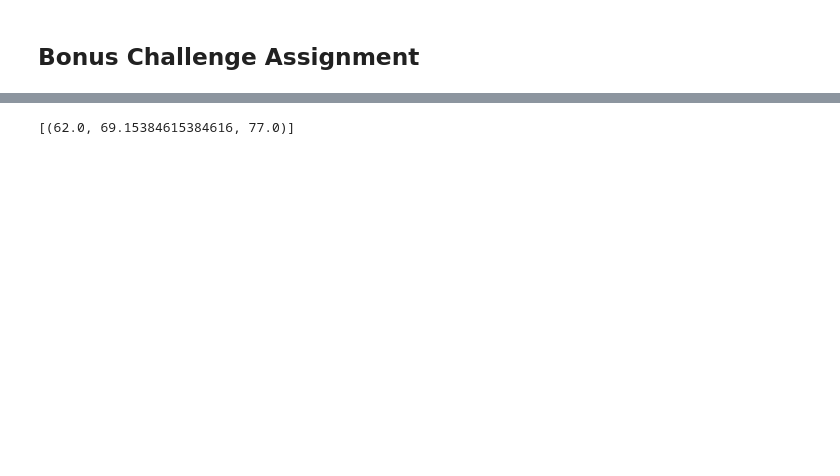
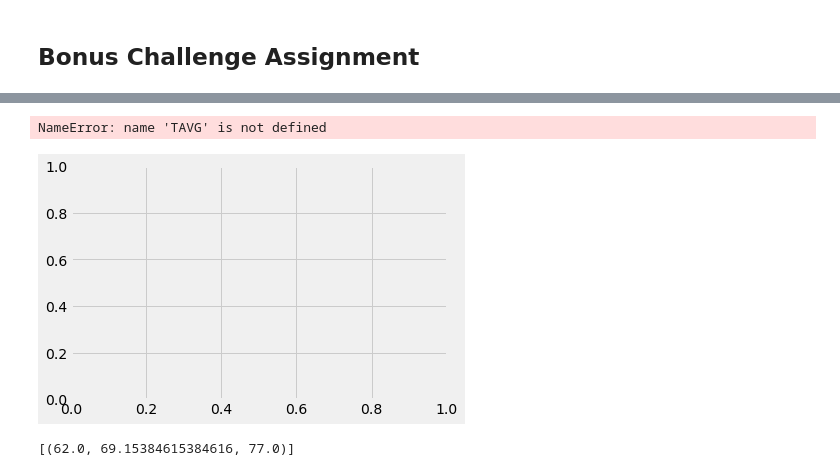
Before and after one commit to umiranda/Hawaii-Weather-analysis, a Jupyter notebook: New_code3.ipynb, the cells around one changed output, grey strips where cells are left out. Saved outputs shown, nothing was run; the diff lists cells and outputs as text; code cells hidden in the pictures; blank space fills up the shorter version.

```diff
--- a/New_code3.ipynb
+++ b/New_code3.ipynb
@@ -222,3 +306,12 @@ print(calc_temps('2012-02-28', '2012-03-05'))
+# %%
+fig, ax = plt.subplots()
+
+y = range(len(df))
+plt.errorbar(y,TAVG)
+plt.show()
+# %% [output]
+NameError: name 'TAVG' is not defined
+[figure, added]
 # %%
 # Create a query that will calculate the daily normals
 # (i.e. the averages for tmin, tmax, and tavg for all historic data matching a specific month and day)
```
Also changed, not shown: parts of 9 cells of this notebook, 1 other file.
